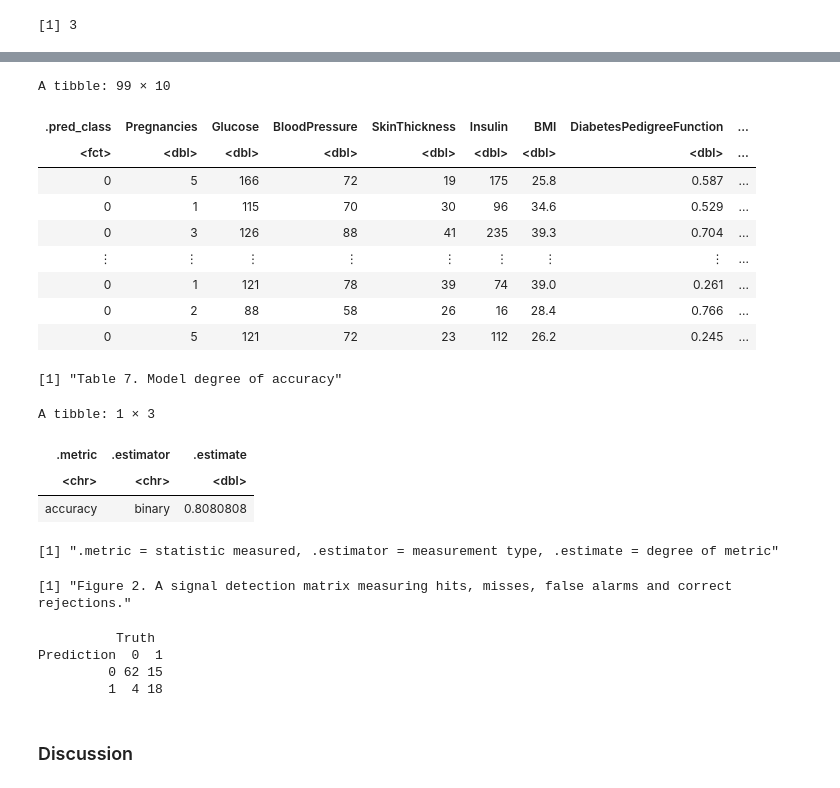
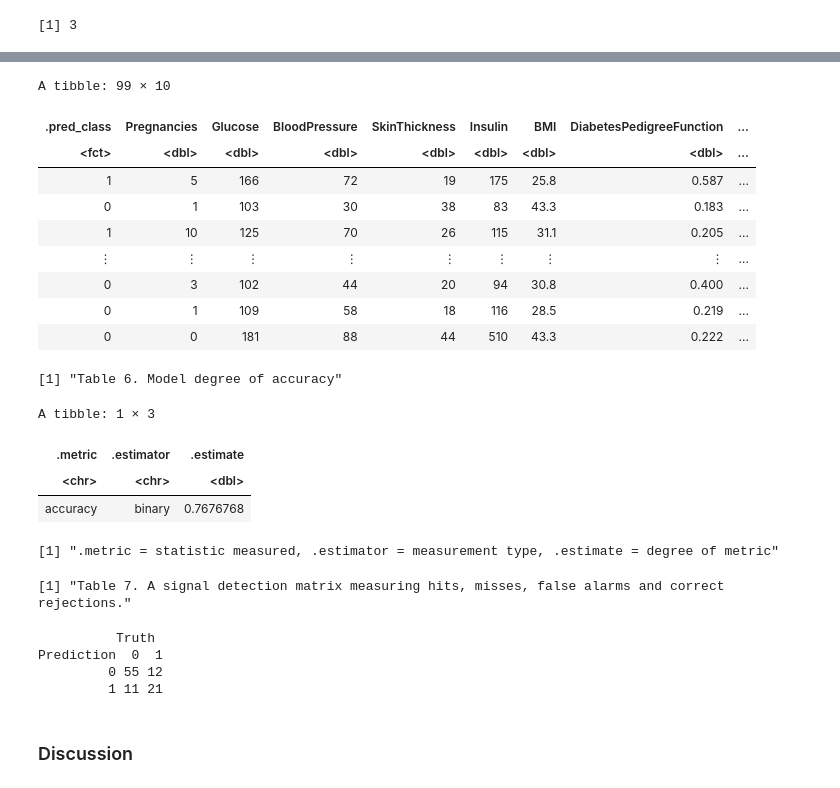
Before and after one commit to hsgao12/dsci-100-group-132, a Jupyter notebook: DSCI100 report.ipynb, the cells around one changed output, grey strips where cells are left out. Cells and saved outputs as stored; diff of their text form; code cells hidden in the pictures.

```diff
--- a/DSCI100 report.ipynb
+++ b/DSCI100 report.ipynb
@@ -365,16 +398,16 @@ cross_val_plot
 # %%
-diabete_recipe <- recipe(Outcome ~., data = diabete_train)
+diabetes_recipe <- recipe(Outcome ~., data = diabetes_train)
 
-diabete_spec <- nearest_neighbor(weight_func = "rectangular", neighbors = 15) |>
+diabetes_spec <- nearest_neighbor(weight_func = "rectangular", neighbors = 3) |>
                set_engine("kknn") |>
                set_mode("classification")
 
-diabete_fit <- workflow() |>
-             add_recipe(diabete_recipe) |>
-             add_model(diabete_spec) |>
-             fit(data = diabete_train)
+diabetes_fit <- workflow() |>
+             add_recipe(diabetes_recipe) |>
+             add_model(diabetes_spec) |>
+             fit(data = diabetes_train)
 
-diabete_fit
+diabetes_fit
 # %% [output]
 ══ Workflow [trained] ══════════════════════════════════════════════════════════
 Preprocessor: Recipe
@@ -395,48 +428,48 @@ Best k: 15
 # %%
 set.seed(SEED)
 
-diabete_predictions <- predict(diabete_fit, diabete_test) |>
-                    bind_cols(diabete_test)
+diabetes_predictions <- predict(diabetes_fit, diabetes_test) |>
+                    bind_cols(diabetes_test)
 
-diabete_predictions
+diabetes_predictions
 # %% [output]
 A tibble: 99 × 10
 | .pred_class | Pregnancies | Glucose | BloodPressure | SkinThickness | Insulin | BMI | DiabetesPedigreeFunction | ... |
 | <fct> | <dbl> | <dbl> | <dbl> | <dbl> | <dbl> | <dbl> | <dbl> | ... |
-| 0 | 5 | 166 | 72 | 19 | 175 | 25.8 | 0.587 | ... |
-| 0 | 1 | 115 | 70 | 30 | 96 | 34.6 | 0.529 | ... |
-| 0 | 3 | 126 | 88 | 41 | 235 | 39.3 | 0.704 | ... |
+| 1 | 5 | 166 | 72 | 19 | 175 | 25.8 | 0.587 | ... |
+| 0 | 1 | 103 | 30 | 38 | 83 | 43.3 | 0.183 | ... |
+| 1 | 10 | 125 | 70 | 26 | 115 | 31.1 | 0.205 | ... |
 | ⋮ | ⋮ | ⋮ | ⋮ | ⋮ | ⋮ | ⋮ | ⋮ | ... |
-| 0 | 1 | 121 | 78 | 39 | 74 | 39.0 | 0.261 | ... |
-| 0 | 2 | 88 | 58 | 26 | 16 | 28.4 | 0.766 | ... |
-| 0 | 5 | 121 | 72 | 23 | 112 | 26.2 | 0.245 | ... |
+| 0 | 3 | 102 | 44 | 20 | 94 | 30.8 | 0.400 | ... |
+| 0 | 1 | 109 | 58 | 18 | 116 | 28.5 | 0.219 | ... |
+| 0 | 0 | 181 | 88 | 44 | 510 | 43.3 | 0.222 | ... |
 # %%
-diabete_metrics <- diabete_predictions |>
+diabetes_metrics <- diabetes_predictions |>
                 metrics(truth = Outcome, estimate = .pred_class) |>
                 filter(.metric == "accuracy")
 
-print("Table 7. Model degree of accuracy")
-diabete_metrics
+print("Table 6. Model degree of accuracy")
+diabetes_metrics
 print(".metric = statistic measured, .estimator = measurement type, .estimate = degree of metric")
 # %% [output]
-[1] "Table 7. Model degree of accuracy"
+[1] "Table 6. Model degree of accuracy"
 A tibble: 1 × 3
 | .metric | .estimator | .estimate |
 | <chr> | <chr> | <dbl> |
-| accuracy | binary | 0.8080808 |
+| accuracy | binary | 0.7676768 |
 [1] ".metric = statistic measured, .estimator = measurement type, .estimate = degree of metric"
 # %%
-mnist_conf_mat <- diabete_predictions |>
+mnist_conf_mat <- diabetes_predictions |>
                     conf_mat(truth = Outcome, estimate = .pred_class)
 
-print("Figure 2. A signal detection matrix measuring hits, misses, false alarms and correct rejections.")
+print("Table 7. A signal detection matrix measuring hits, misses, false alarms and correct rejections.")
 mnist_conf_mat
 # %% [output]
-[1] "Figure 2. A signal detection matrix measuring hits, misses, false alarms and correct rejections."
+[1] "Table 7. A signal detection matrix measuring hits, misses, false alarms and correct rejections."
           Truth
 Prediction  0  1
-         0 62 15
-         1  4 18
+         0 55 12
+         1 11 21
 # %% [markdown]
 ### Discussion
 # %% [markdown]
```
Also changed, not shown: parts of 12 cells of this notebook.
